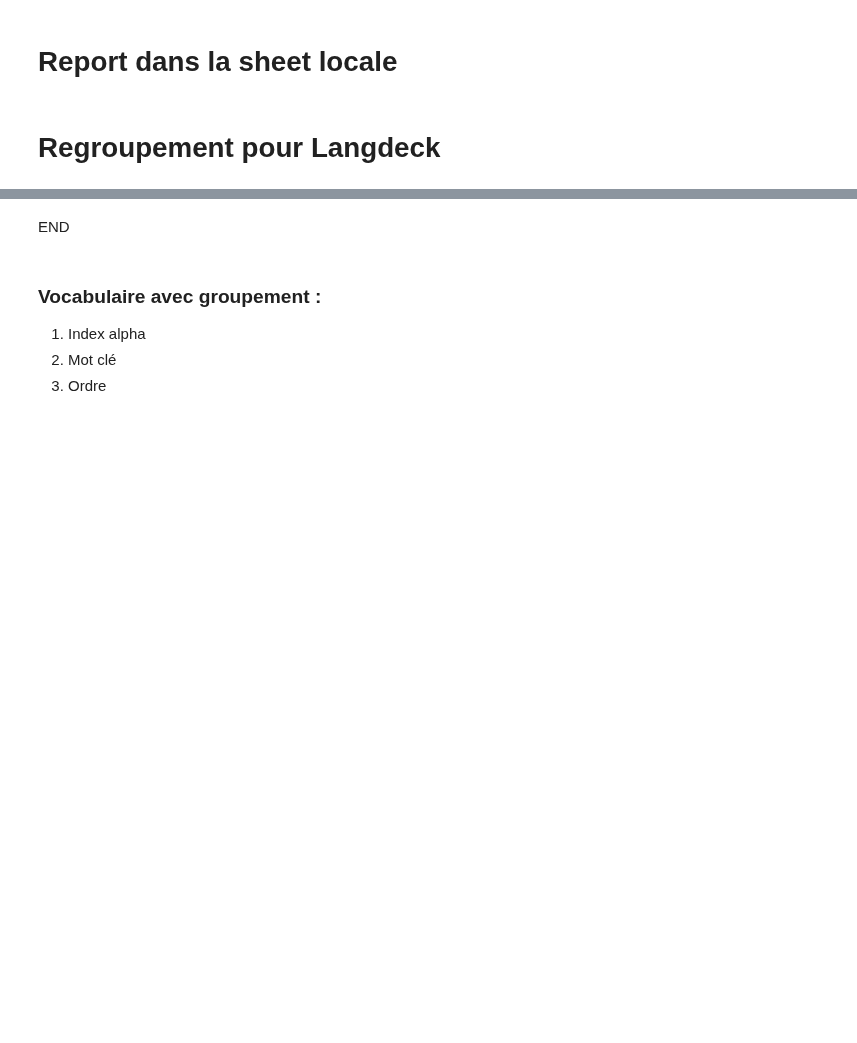
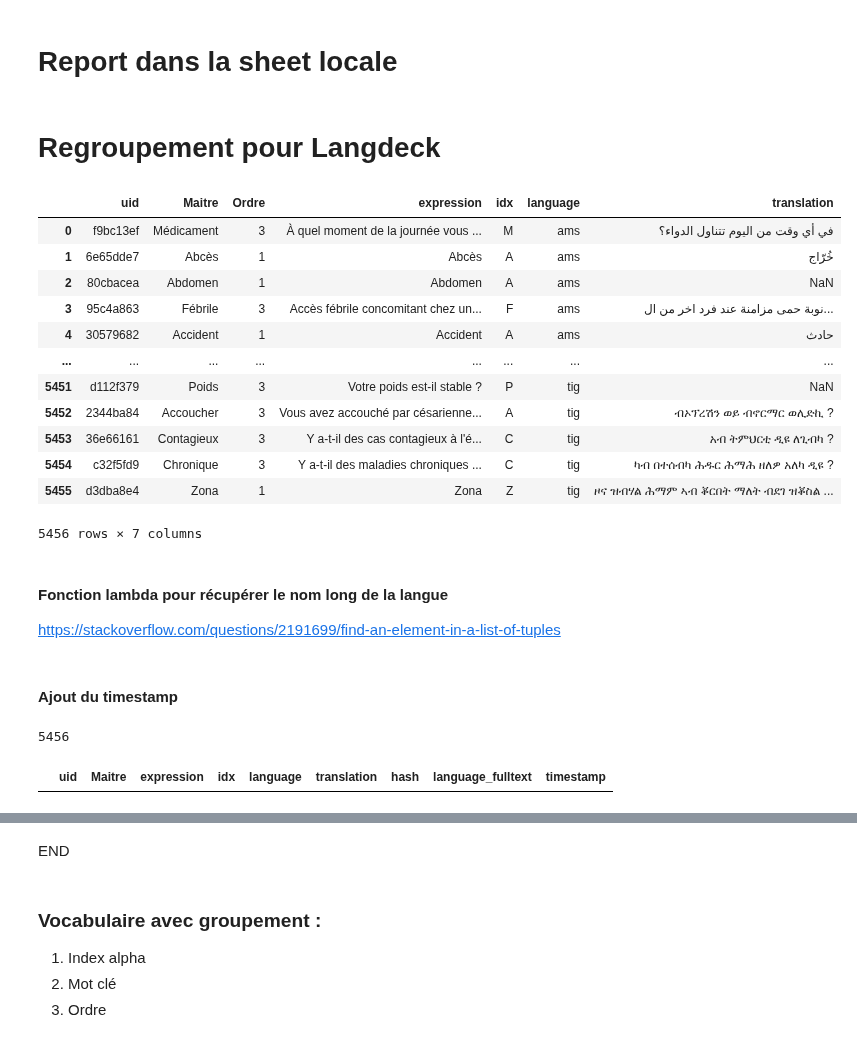
Before and after one commit to gretiere545/corpus, a Jupyter notebook: corpus_sync_airtable.ipynb, the cells around one changed output, grey strips where cells are left out. Cells and saved outputs as stored; diff of their text form; code cells hidden in the pictures; blank space fills up the shorter version.

Commit message:
Table sync langdeck

```diff
--- a/corpus_sync_airtable.ipynb
+++ b/corpus_sync_airtable.ipynb
@@ -302,11 +298,27 @@ set_with_dataframe(t_corpus, result)
 # %%
 df_vkat = getAllAirtableRecords()
 df_langdeck = df_vkat.copy()
-df_langdeck = df_langdeck[["UID","Proposition","idx_cor","ams","eng","tur","rus","ukr","rou","hun","alb","geo","arm","dar","pst","prs","esp","pol","tig"]]
+df_langdeck = df_langdeck[["UID","Maitre","Ordre","Proposition","idx_cor","ams","eng","tur","rus","ukr","rou","hun","alb","geo","arm","dar","pst","prs","esp","pol","tig"]]
 df_langdeck.rename(columns={"UID":"uid","Proposition":"expression","idx_cor":"idx"}, inplace=True)
 # https://stackoverflow.com/questions/28654047/convert-columns-into-rows-with-pandas
-df2 = pd.melt(df_langdeck, id_vars=["uid", "expression","idx"],
+df2 = pd.melt(df_langdeck, id_vars=["uid", "Maitre","Ordre","expression","idx"],
                   var_name="language", value_name="translation")
+# %%
+df2
+# %% [output]
+|  | uid | Maitre | Ordre | expression | idx | language | translation |
+| 0 | f9bc13ef | Médicament | 3 | À quel moment de la journée vous ... | M | ams | في أي وقت من اليوم تتناول الدواء؟ |
+| 1 | 6e65dde7 | Abcès | 1 | Abcès | A | ams | خُرّاج |
+| 2 | 80cbacea | Abdomen | 1 | Abdomen | A | ams | NaN |
+| 3 | 95c4a863 | Fébrile | 3 | Accès fébrile concomitant chez un... | F | ams | نوبة حمى مزامنة عند فرد اخر من ال... |
+| 4 | 30579682 | Accident | 1 | Accident | A | ams | حادث |
+| ... | ... | ... | ... | ... | ... | ... | ... |
+| 5451 | d112f379 | Poids | 3 | Votre poids est-il stable ? | P | tig | NaN |
+| 5452 | 2344ba84 | Accoucher | 3 | Vous avez accouché par césarienne... | A | tig | ብኦፕረሽን ወይ ብኖርማር ወሊድኪ ? |
+| 5453 | 36e66161 | Contagieux | 3 | Y a-t-il des cas contagieux à l'é... | C | tig | አብ ትምህርቲ ዲዩ ለጊብካ ? |
+| 5454 | c32f5fd9 | Chronique | 3 | Y a-t-il des maladies chroniques ... | C | tig | ካብ በተሰብካ ሕዱር ሕማሕ ዘለዎ አለካ ዲዩ ? |
+| 5455 | d3dba8e4 | Zona | 1 | Zona | Z | tig | ዞና ዝብሃል ሕማም ኣብ ቖርበት ማለት ብደገ ዝቖስል ... |
+5456 rows × 7 columns
 # %%
 df_langdeck.dtypes
 # %%
@@ -316,0 +327,3 @@ df2.drop(columns={"id"}, axis=1, inplace=True)
+# %% [markdown]
+#### Fonction lambda pour récupérer le nom long de la langue
+https://stackoverflow.com/questions/2191699/find-an-element-in-a-list-of-tuples
@@ -316,0 +332,2 @@ df2.drop(columns={"id"}, axis=1, inplace=True)
+# %% [markdown]
+#### Ajout du timestamp
@@ -317,2 +340,6 @@ df2.drop(columns={"id"}, axis=1, inplace=True)
+# %%
+len(df2)
+# %% [output]
+5456
 # %%
 # Ouverture de la Sheet Langdeck (mots à traduire)
@@ -326,0 +354,4 @@ result.drop_duplicates(subset=['hash'], inplace=True, keep='last')
+# %%
+df_local
+# %% [output]
+|  | uid | Maitre | expression | idx | language | translation | hash | language_fulltext | timestamp |
```
Also changed, not shown: parts of 13 cells of this notebook.
